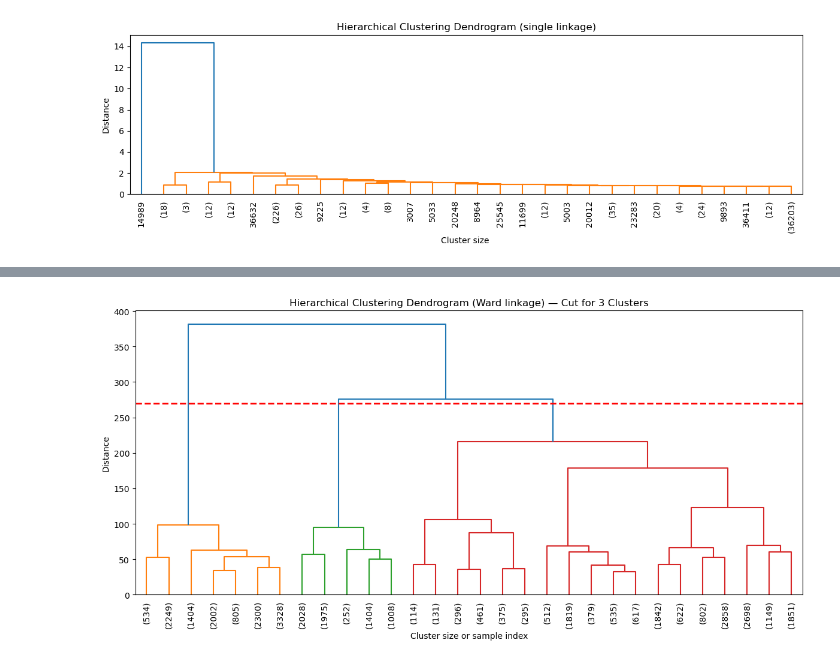
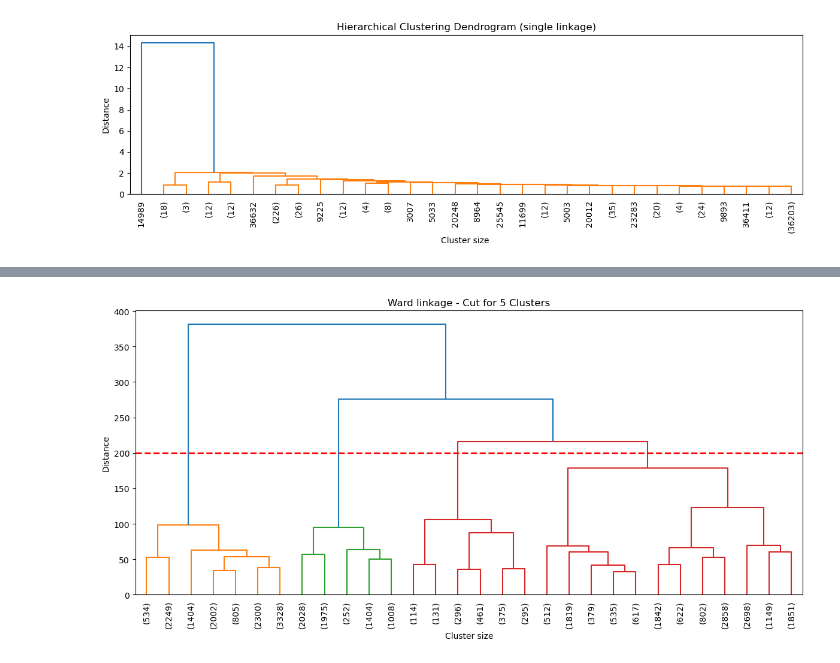
Before and after one commit to kmohammedsu/global-mortality-analysis, a Jupyter notebook: Notebooks/03_Unsupervised Learning.ipynb, the cells around one changed output, grey strips where cells are left out. Drawn from its saved outputs; the diff is of its cells as text; code cells hidden in the pictures.

```diff
--- a/Notebooks/03_Unsupervised Learning_ .ipynb
+++ b/Notebooks/03_Unsupervised Learning.ipynb
@@ -382,23 +421,23 @@ From the linkage methods shown above, we can see that:
 # %%
 #ward dendrogram
 Z = linkage(X_cluster, method='ward')
 
 # Plot dendrogram
 plt.figure(figsize=(12, 6))
 dendrogram(Z,
            truncate_mode='lastp',
            p=30,
            leaf_rotation=90.,
            leaf_font_size=10.)
 
-# Plot horizontal line to show cut s
-plt.axhline(y=270, color='red', linestyle='--', linewidth=2)
+# Plot horizontal line to show cut
+plt.axhline(y=200, color='red', linestyle='--', linewidth=2)
 
-plt.title('Hierarchical Clustering Dendrogram (Ward linkage) - Cut for 3 Clusters')
-plt.xlabel('Cluster size or sample index')
+plt.title('Ward linkage - Cut for 5 Clusters')
+plt.xlabel('Cluster size')
 plt.ylabel('Distance')
 plt.tight_layout()
 plt.show()
 # %% [output]
-[figure, old version]
+[figure, new version]
 # %%
```
Also changed, not shown: parts of 23 cells of this notebook.
